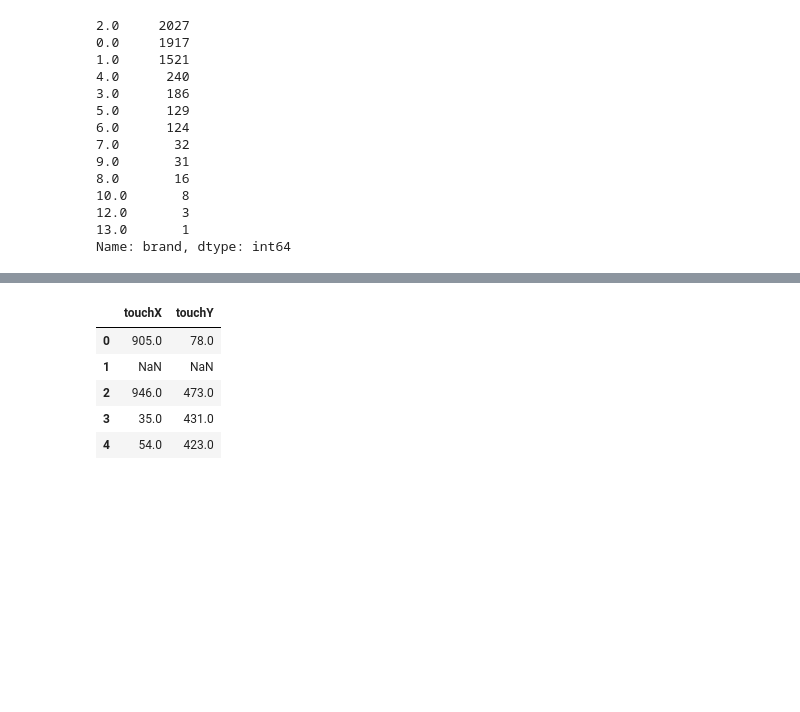
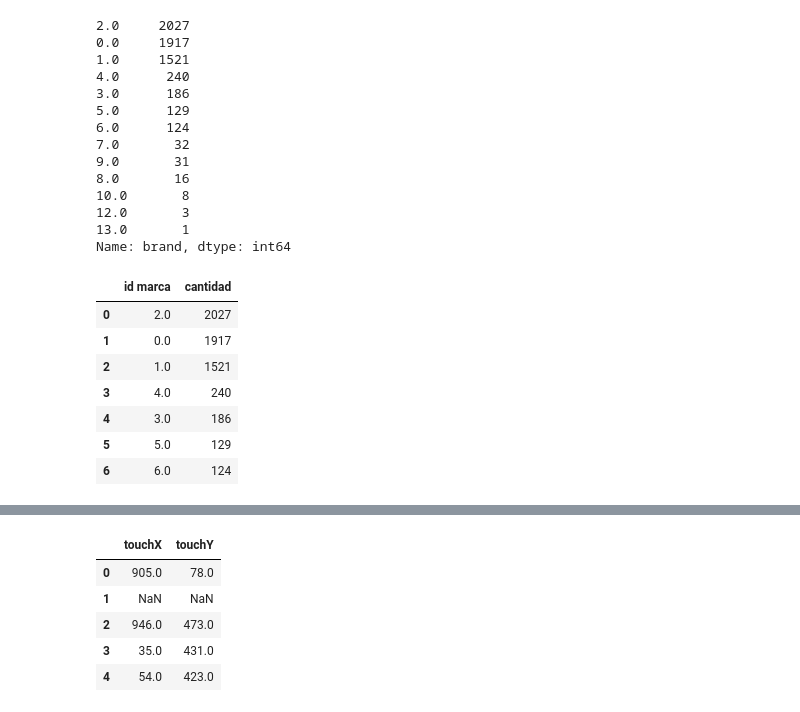
Before and after one commit to cruzpa95/Datos2019, a Jupyter notebook: clicks.ipynb, the cells around one changed output, grey strips where cells are left out. Saved outputs shown, nothing was run; the diff lists cells and outputs as text; code cells hidden in the pictures; blank space fills up the shorter version.

```diff
--- a/clicks.ipynb
+++ b/clicks.ipynb
@@ -281,3 +284,17 @@ clicks['brand'].value_counts()
 12.0       3
 13.0       1
 Name: brand, dtype: int64
+# %%
+marcas = clicks['brand'].value_counts().reset_index().head(7)
+marcas = marcas.rename(columns={'index': 'id marca', 'brand': 'cantidad'})
+marcas['id marca'] = marcas['id marca'].astype(str)
+marcas
+# %% [output]
+|  | id marca | cantidad |
+| 0 | 2.0 | 2027 |
+| 1 | 0.0 | 1917 |
+| 2 | 1.0 | 1521 |
+| 3 | 4.0 | 240 |
+| 4 | 3.0 | 186 |
+| 5 | 5.0 | 129 |
+| 6 | 6.0 | 124 |
```
Also changed, not shown: parts of 5 cells of this notebook.
